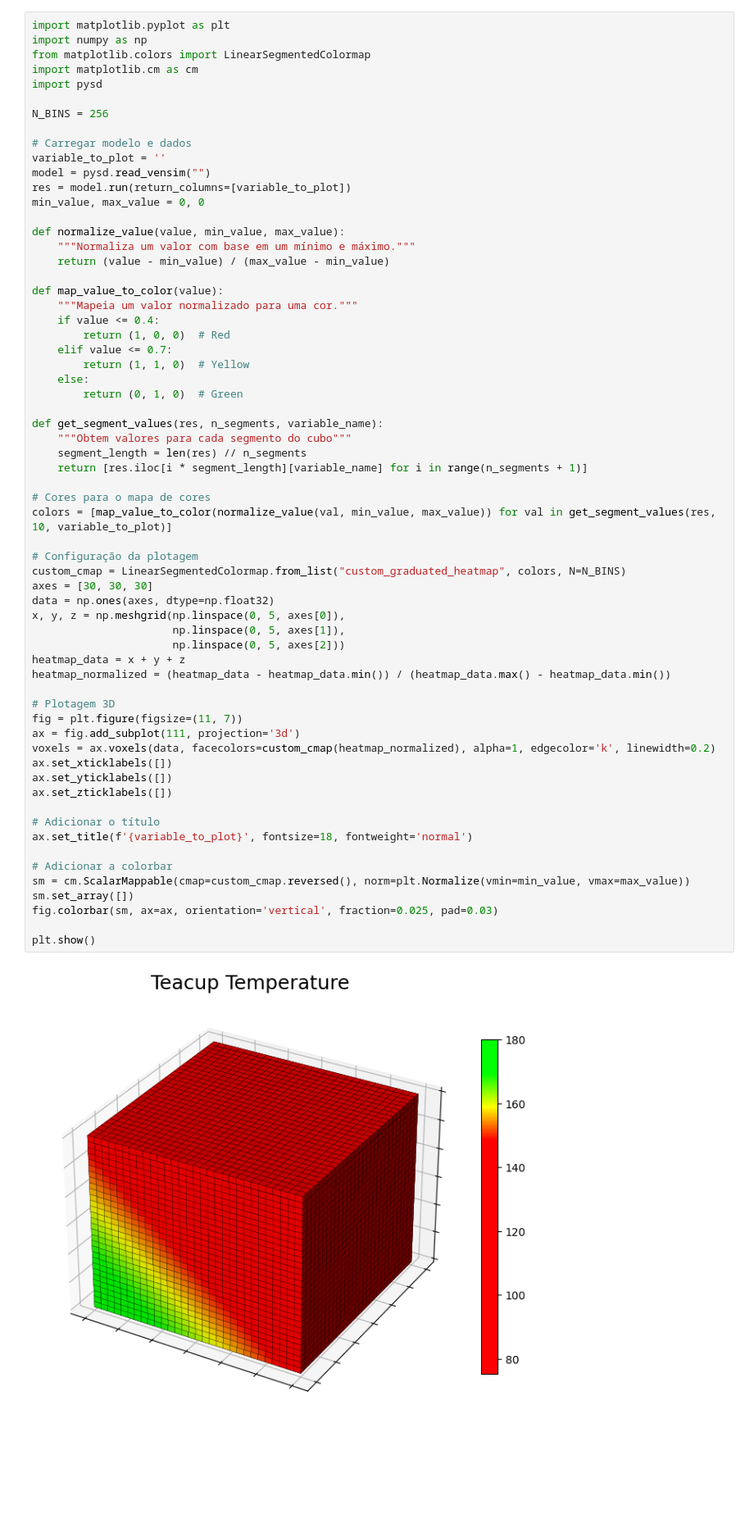
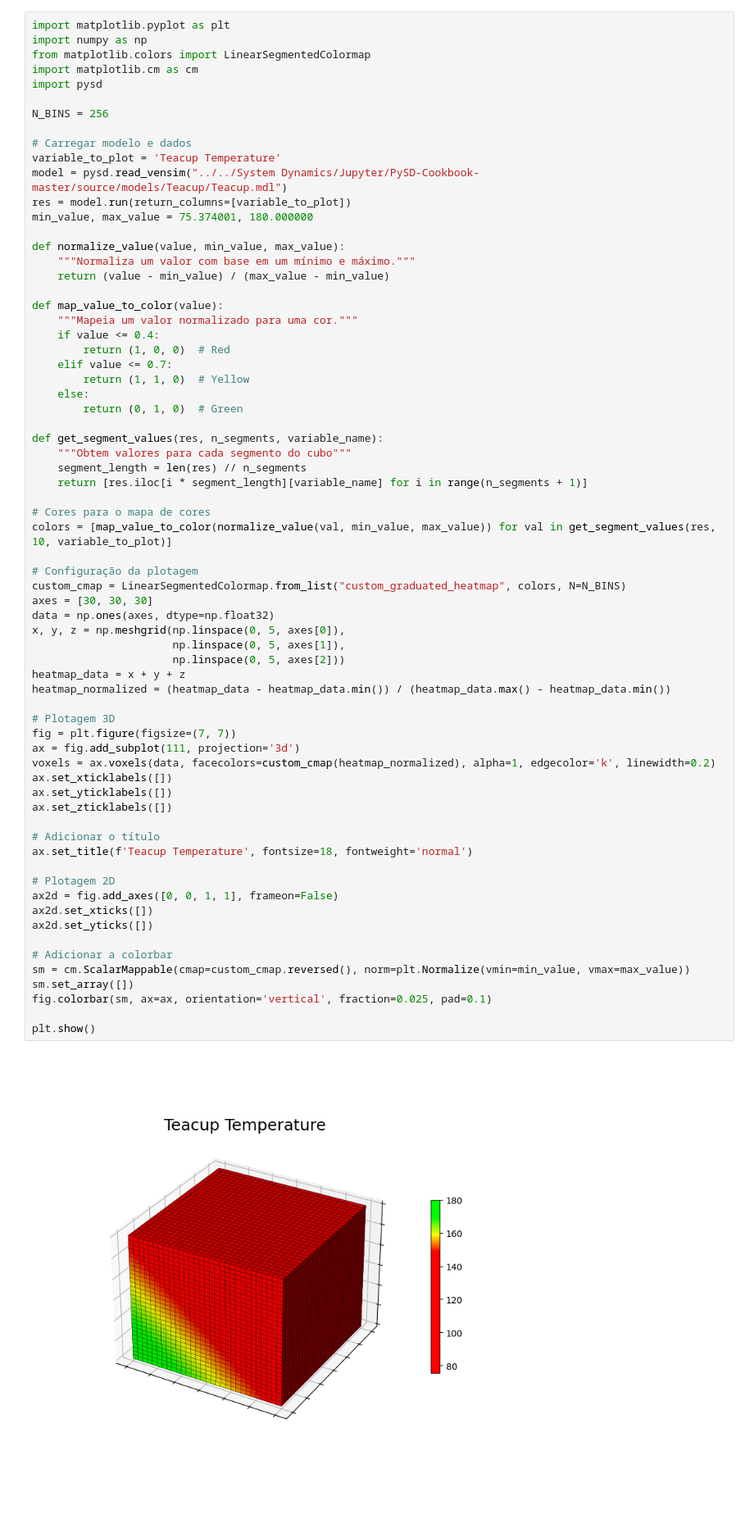
Before and after one commit to jhenrique04/GraphDynamics, a Jupyter notebook: fluxVoxel.ipynb, the cells around one changed output. Shown at 82% size. Drawn from its saved outputs; the diff is of its cells as text; blank space fills up the shorter version.

```diff
--- a/fluxVoxel.ipynb
+++ b/fluxVoxel.ipynb
@@ -8,10 +8,10 @@ import pysd
 N_BINS = 256
 
 # Carregar modelo e dados
-variable_to_plot = ''
-model = pysd.read_vensim("")
+variable_to_plot = 'Teacup Temperature'
+model = pysd.read_vensim("../../System Dynamics/Jupyter/PySD-Cookbook-master/source/models/Teacup/Teacup.mdl")
 res = model.run(return_columns=[variable_to_plot])
-min_value, max_value = 0, 0
+min_value, max_value = 75.374001, 180.000000
 
 def normalize_value(value, min_value, max_value):
     """Normaliza um valor com base em um mínimo e máximo."""
@@ -32,34 +32,39 @@ def get_segment_values(res, n_segments, variable_name):
     return [res.iloc[i * segment_length][variable_name] for i in range(n_segments + 1)]
 
 # Cores para o mapa de cores
 colors = [map_value_to_color(normalize_value(val, min_value, max_value)) for val in get_segment_values(res, 10, variable_to_plot)]
 
 # Configuração da plotagem
 custom_cmap = LinearSegmentedColormap.from_list("custom_graduated_heatmap", colors, N=N_BINS)
 axes = [30, 30, 30]
 data = np.ones(axes, dtype=np.float32)
 x, y, z = np.meshgrid(np.linspace(0, 5, axes[0]),
                       np.linspace(0, 5, axes[1]),
                       np.linspace(0, 5, axes[2]))
 heatmap_data = x + y + z
 heatmap_normalized = (heatmap_data - heatmap_data.min()) / (heatmap_data.max() - heatmap_data.min())
 
 # Plotagem 3D
-fig = plt.figure(figsize=(11, 7))
+fig = plt.figure(figsize=(7, 7))
 ax = fig.add_subplot(111, projection='3d')
 voxels = ax.voxels(data, facecolors=custom_cmap(heatmap_normalized), alpha=1, edgecolor='k', linewidth=0.2)
 ax.set_xticklabels([])
 ax.set_yticklabels([])
 ax.set_zticklabels([])
 
 # Adicionar o título
-ax.set_title(f'{variable_to_plot}', fontsize=18, fontweight='normal')
+ax.set_title(f'Teacup Temperature', fontsize=18, fontweight='normal')
+
+# Plotagem 2D
+ax2d = fig.add_axes([0, 0, 1, 1], frameon=False)
+ax2d.set_xticks([])
+ax2d.set_yticks([])
 
 # Adicionar a colorbar
 sm = cm.ScalarMappable(cmap=custom_cmap.reversed(), norm=plt.Normalize(vmin=min_value, vmax=max_value))
 sm.set_array([])
-fig.colorbar(sm, ax=ax, orientation='vertical', fraction=0.025, pad=0.03)
+fig.colorbar(sm, ax=ax, orientation='vertical', fraction=0.025, pad=0.1)
 
 plt.show()
 # %% [output]
-[figure, old version]
+[figure, new version]
```
Also changed, not shown: 1 other file.
